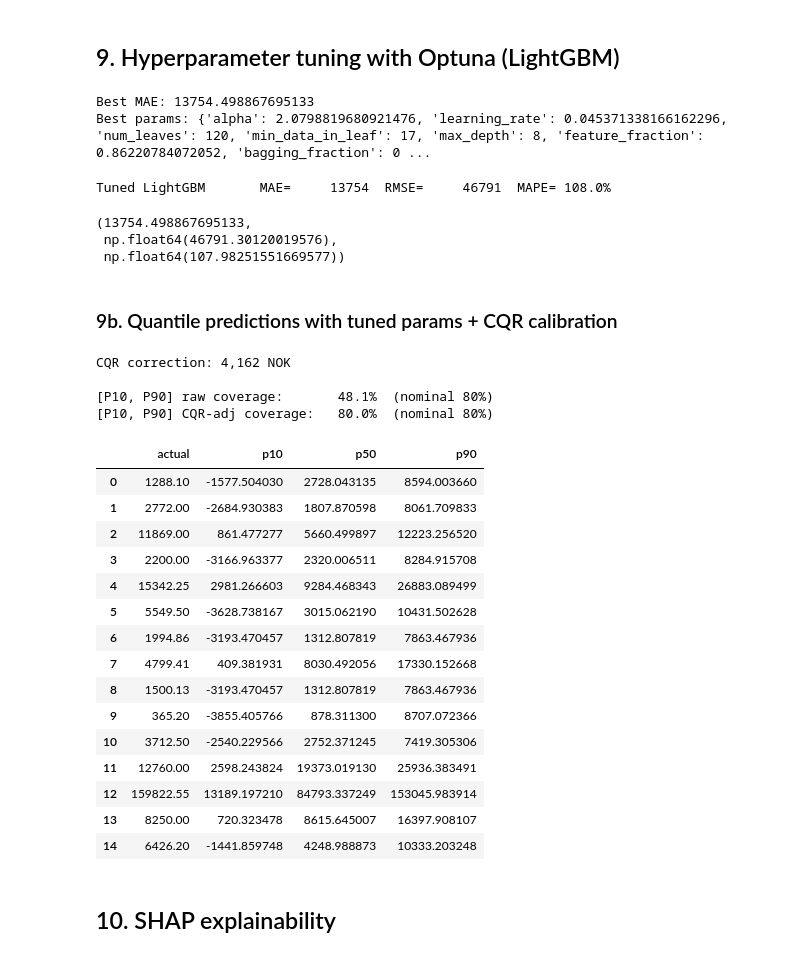
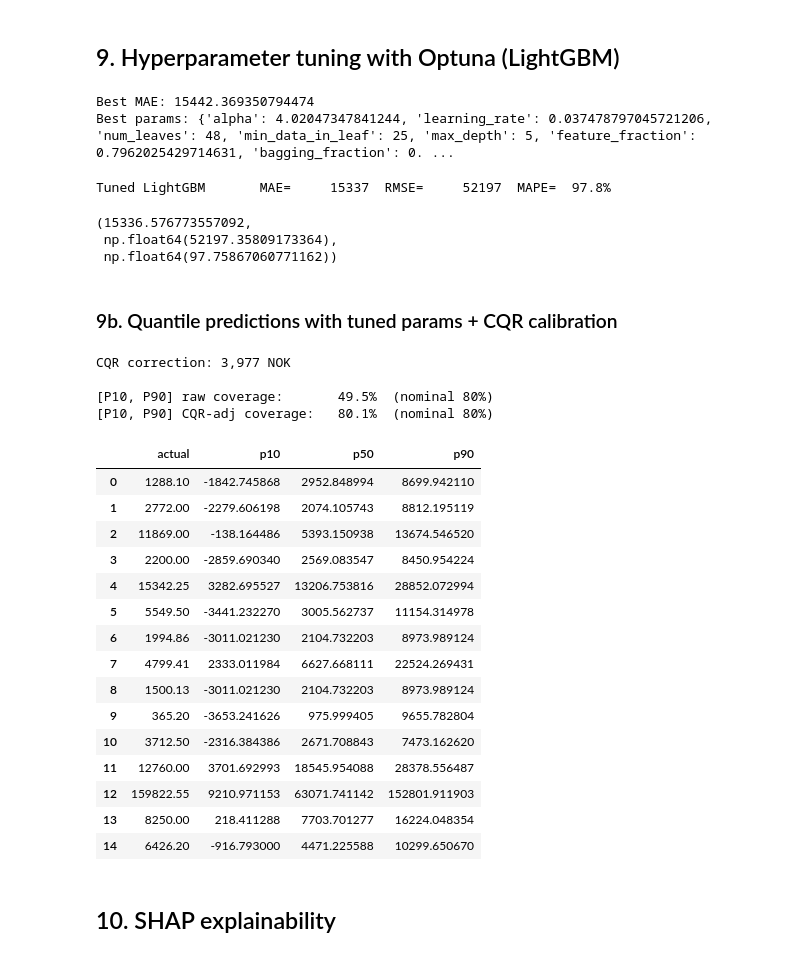
Before and after one commit to LOG650/G11-jorgen-individuell, a Jupyter notebook: 013 fase 3 - review/modeling_nauticost.ipynb, the cells around one changed output. Saved outputs shown, nothing was run; the diff lists cells and outputs as text; code cells hidden in the pictures.

```diff
--- a/013 fase 3 - review/modeling_nauticost.ipynb
+++ b/013 fase 3 - review/modeling_nauticost.ipynb
@@ -215,8 +215,9 @@ lgb_params = dict(
     alpha=1.0,           # Huber delta — robust to outlier transactions
     metric='mae',
     learning_rate=0.05,
-    num_leaves=63,
-    min_data_in_leaf=10,
+    num_leaves=40,
+    min_data_in_leaf=30,
+    max_depth=6,
     feature_fraction=0.9,
     bagging_fraction=0.9,
     bagging_freq=5,
@@ -311,13 +319,13 @@ def objective(trial):
         objective='huber', metric='mae', verbose=-1, random_state=RNG,
         alpha=trial.suggest_float('alpha', 0.5, 5.0),
         learning_rate=trial.suggest_float('learning_rate', 0.01, 0.1, log=True),
-        num_leaves=trial.suggest_int('num_leaves', 15, 127),
-        min_data_in_leaf=trial.suggest_int('min_data_in_leaf', 15, 60),
-        max_depth=trial.suggest_int('max_depth', 4, 8),
-        feature_fraction=trial.suggest_float('feature_fraction', 0.6, 1.0),
-        bagging_fraction=trial.suggest_float('bagging_fraction', 0.6, 1.0),
+        num_leaves=trial.suggest_int('num_leaves', 15, 50),
+        min_data_in_leaf=trial.suggest_int('min_data_in_leaf', 25, 80),
+        max_depth=trial.suggest_int('max_depth', 3, 6),
+        feature_fraction=trial.suggest_float('feature_fraction', 0.5, 0.85),
+        bagging_fraction=trial.suggest_float('bagging_fraction', 0.5, 0.85),
         bagging_freq=5,
-        lambda_l1=trial.suggest_float('lambda_l1', 1e-3, 10, log=True),
+        lambda_l1=trial.suggest_float('lambda_l1', 0.1, 10, log=True),
         lambda_l2=trial.suggest_float('lambda_l2', 1e-3, 10, log=True),
     )
     dtr = lgb.Dataset(X_tr, y_tr, categorical_feature=CAT_FEATURES)
@@ -328,12 +336,12 @@ def objective(trial):
     return mean_absolute_error(np.expm1(y_va), np.expm1(pred))
 
 study = optuna.create_study(direction='minimize')
-study.optimize(objective, n_trials=60, show_progress_bar=False)
+study.optimize(objective, n_trials=80, show_progress_bar=False)
 print('Best MAE:', study.best_value)
 print('Best params:', study.best_params)
 # %% [output]
-Best MAE: 13754.498867695133
-Best params: {'alpha': 2.0798819680921476, 'learning_rate': 0.045371338166162296, 'num_leaves': 120, 'min_data_in_leaf': 17, 'max_depth': 8, 'feature_fraction': 0.86220784072052, 'bagging_fraction': 0 ...
+Best MAE: 15442.369350794474
+Best params: {'alpha': 4.02047347841244, 'learning_rate': 0.037478797045721206, 'num_leaves': 48, 'min_data_in_leaf': 25, 'max_depth': 5, 'feature_fraction': 0.7962025429714631, 'bagging_fraction': 0. ...
 # %%
 # Train final tuned LightGBM model
 tuned_params = dict(objective='huber', metric='mae', verbose=-1,
@@ -346,21 +354,24 @@ best_model = lgb.train(
 )
 eval_pred(y_va, best_model.predict(X_va, num_iteration=best_model.best_iteration), 'Tuned LightGBM')
 # %% [output]
-Tuned LightGBM       MAE=     13754  RMSE=     46791  MAPE= 108.0%
+Tuned LightGBM       MAE=     15337  RMSE=     52197  MAPE=  97.8%
-(13754.498867695133,
- np.float64(46791.30120019576),
- np.float64(107.98251551669577))
+(15336.576773557092,
+ np.float64(52197.35809173364),
+ np.float64(97.75867060771162))
 # %% [markdown]
 ### 9b. Quantile predictions with tuned params + CQR calibration
 # %%
 quantile_models = {}
 for q in [0.1, 0.5, 0.9]:
     # Use tuned params as base, with extra regularization for quantile stability
-    p = {**tuned_params, 'objective': 'quantile', 'alpha': q, 'metric': 'quantile'}
-    p['min_data_in_leaf'] = max(p.get('min_data_in_leaf', 20), 20)
+    p = {**tuned_params, 'objective': 'quantile', 'alpha': q, 'metric': 'quantile',
+         'feature_pre_filter': False}  # Allow dynamic min_data_in_leaf changes
+    p['min_data_in_leaf'] = max(p.get('min_data_in_leaf', 25), 25)
     p['num_leaves'] = min(p.get('num_leaves', 31), 31)
-    m = lgb.train(p, dtrain, num_boost_round=best_model.best_iteration or 500,
-                  valid_sets=[dval], callbacks=[lgb.log_evaluation(0)])
+    dtr_q = lgb.Dataset(X_tr, y_tr, categorical_feature=CAT_FEATURES)
+    dva_q = lgb.Dataset(X_va, y_va, categorical_feature=CAT_FEATURES, reference=dtr_q)
+    m = lgb.train(p, dtr_q, num_boost_round=best_model.best_iteration or 500,
+                  valid_sets=[dva_q], callbacks=[lgb.log_evaluation(0)])
     quantile_models[q] = m
 
 # Raw quantile predictions
@@ -373,51 +384,51 @@ actual = np.expm1(y_va)
 stacked = np.column_stack([p10_raw, p50_raw, p90_raw])
 stacked_sorted = np.sort(stacked, axis=1)
 p10, p50, p90 = stacked_sorted[:, 0], stacked_sorted[:, 1], stacked_sorted[:, 2]
 
 # Conformal Quantile Regression (CQR) correction for guaranteed coverage
 # Conformity scores: how much must we widen the band?
 scores = np.maximum(p10 - actual, actual - p90)
 cqr_alpha = 0.2  # Target 80% coverage
 q_correction = np.quantile(scores, 1 - cqr_alpha)
 p10_adj = p10 - q_correction
 p90_adj = p90 + q_correction
 
 print(f'CQR correction: {q_correction:,.0f} NOK')
 print()
 
 # Coverage check
 cov_raw = np.mean((actual >= p10) & (actual <= p90)) * 100
 cov_adj = np.mean((actual >= p10_adj) & (actual <= p90_adj)) * 100
 print(f'[P10, P90] raw coverage:      {cov_raw:5.1f}%  (nominal 80%)')
 print(f'[P10, P90] CQR-adj coverage:  {cov_adj:5.1f}%  (nominal 80%)')
 print()
 
 out = pd.DataFrame({
     'actual': actual,
     'p10': p10_adj, 'p50': p50, 'p90': p90_adj,
 }).head(15)
 out
 # %% [output]
-CQR correction: 4,162 NOK
+CQR correction: 3,977 NOK
 
-[P10, P90] raw coverage:       48.1%  (nominal 80%)
-[P10, P90] CQR-adj coverage:   80.0%  (nominal 80%)
+[P10, P90] raw coverage:       49.5%  (nominal 80%)
+[P10, P90] CQR-adj coverage:   80.1%  (nominal 80%)
 |  | actual | p10 | p50 | p90 |
-| 0 | 1288.10 | -1577.504030 | 2728.043135 | 8594.003660 |
-| 1 | 2772.00 | -2684.930383 | 1807.870598 | 8061.709833 |
-| 2 | 11869.00 | 861.477277 | 5660.499897 | 12223.256520 |
-| 3 | 2200.00 | -3166.963377 | 2320.006511 | 8284.915708 |
-| 4 | 15342.25 | 2981.266603 | 9284.468343 | 26883.089499 |
-| 5 | 5549.50 | -3628.738167 | 3015.062190 | 10431.502628 |
-| 6 | 1994.86 | -3193.470457 | 1312.807819 | 7863.467936 |
-| 7 | 4799.41 | 409.381931 | 8030.492056 | 17330.152668 |
-| 8 | 1500.13 | -3193.470457 | 1312.807819 | 7863.467936 |
-| 9 | 365.20 | -3855.405766 | 878.311300 | 8707.072366 |
-| 10 | 3712.50 | -2540.229566 | 2752.371245 | 7419.305306 |
-| 11 | 12760.00 | 2598.243824 | 19373.019130 | 25936.383491 |
-| 12 | 159822.55 | 13189.197210 | 84793.337249 | 153045.983914 |
-| 13 | 8250.00 | 720.323478 | 8615.645007 | 16397.908107 |
-| 14 | 6426.20 | -1441.859748 | 4248.988873 | 10333.203248 |
+| 0 | 1288.10 | -1842.745868 | 2952.848994 | 8699.942110 |
+| 1 | 2772.00 | -2279.606198 | 2074.105743 | 8812.195119 |
+| 2 | 11869.00 | -138.164486 | 5393.150938 | 13674.546520 |
+| 3 | 2200.00 | -2859.690340 | 2569.083547 | 8450.954224 |
+| 4 | 15342.25 | 3282.695527 | 13206.753816 | 28852.072994 |
+| 5 | 5549.50 | -3441.232270 | 3005.562737 | 11154.314978 |
+| 6 | 1994.86 | -3011.021230 | 2104.732203 | 8973.989124 |
+| 7 | 4799.41 | 2333.011984 | 6627.668111 | 22524.269431 |
+| 8 | 1500.13 | -3011.021230 | 2104.732203 | 8973.989124 |
+| 9 | 365.20 | -3653.241626 | 975.999405 | 9655.782804 |
+| 10 | 3712.50 | -2316.384386 | 2671.708843 | 7473.162620 |
+| 11 | 12760.00 | 3701.692993 | 18545.954088 | 28378.556487 |
+| 12 | 159822.55 | 9210.971153 | 63071.741142 | 152801.911903 |
+| 13 | 8250.00 | 218.411288 | 7703.701277 | 16224.048354 |
+| 14 | 6426.20 | -916.793000 | 4471.225588 | 10299.650670 |
 # %% [markdown]
 ## 10. SHAP explainability
 # %%
```
Also changed, not shown: parts of 14 cells of this notebook, 10 other files.
